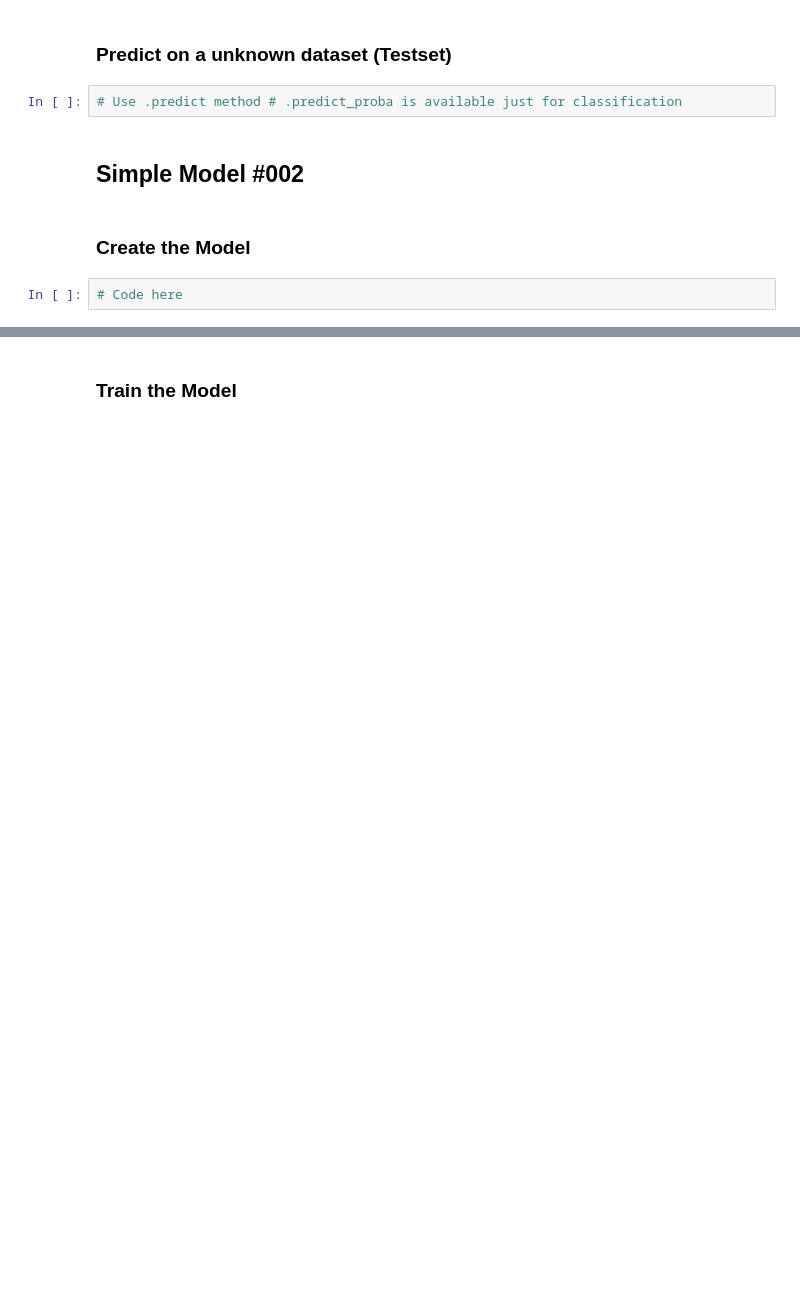
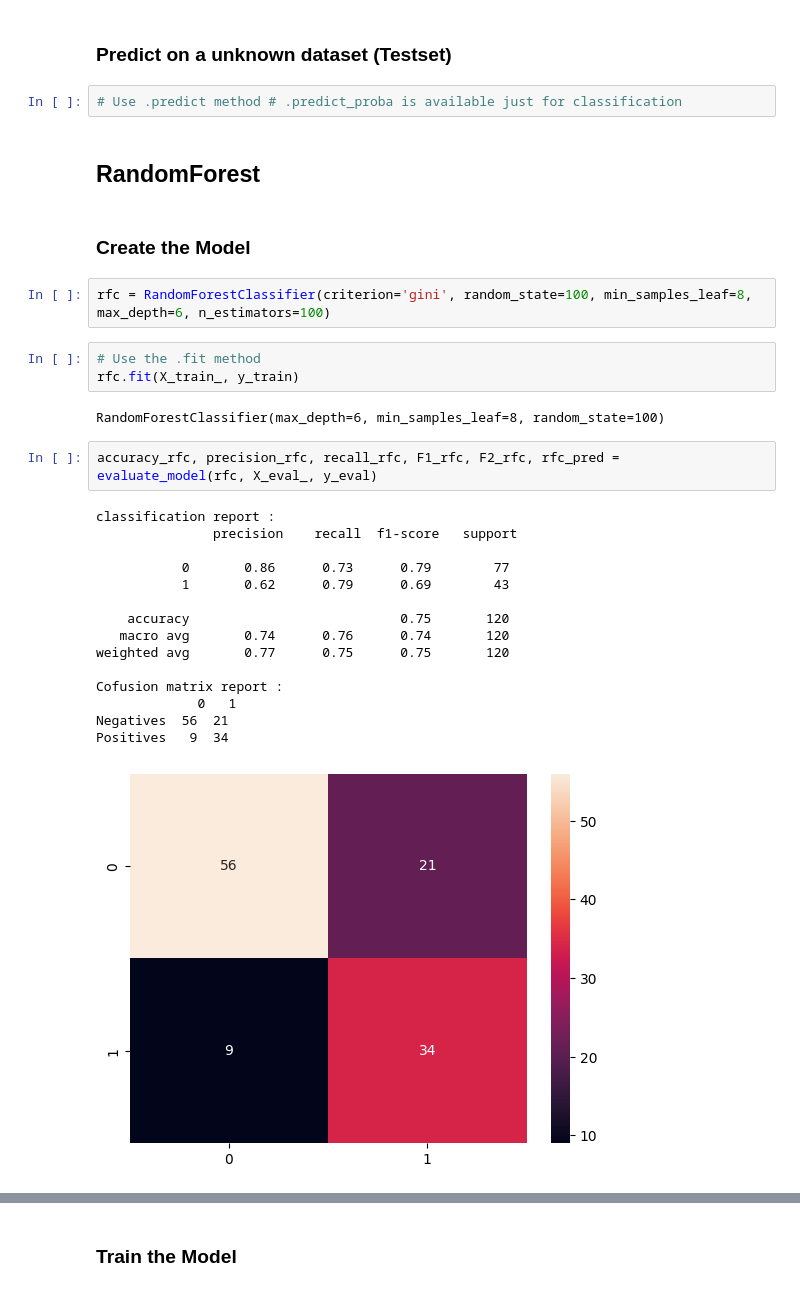
Before and after one commit to acheampongmaa/Sepsis-Prediction-Embedding-ML-into-a-Web-Application, a Jupyter notebook: dataset/Machine Learning Model.ipynb, the cells around one changed output, grey strips where cells are left out. Drawn from its saved outputs; the diff is of its cells as text; blank space fills up the shorter version.

```diff
--- a/dataset/Machine Learning Model.ipynb
+++ b/dataset/Machine Learning Model.ipynb
@@ -706,9 +810,32 @@ def evaluate_model(model, test, y_true):
 ### Predict on a unknown dataset (Testset)
 # %%
 # Use .predict method # .predict_proba is available just for classification
-# %% [markdown]
-## Simple Model #002
+# %% [markdown]
+## RandomForest
 # %% [markdown]
 ### Create the Model
-# %%
-# Code here
+# %%
+rfc = RandomForestClassifier(criterion='gini', random_state=100, min_samples_leaf=8, max_depth=6, n_estimators=100)
+# %%
+# Use the .fit method
+rfc.fit(X_train_, y_train)
+# %% [output]
+RandomForestClassifier(max_depth=6, min_samples_leaf=8, random_state=100)
+# %%
+accuracy_rfc, precision_rfc, recall_rfc, F1_rfc, F2_rfc, rfc_pred = evaluate_model(rfc, X_eval_, y_eval)
+# %% [output]
+classification report :
+               precision    recall  f1-score   support
+
+           0       0.86      0.73      0.79        77
+           1       0.62      0.79      0.69        43
+
+    accuracy                           0.75       120
+   macro avg       0.74      0.76      0.74       120
+weighted avg       0.77      0.75      0.75       120
+
+Cofusion matrix report :
+             0   1
+Negatives  56  21
+Positives   9  34
+[figure, added]
```
Also changed, not shown: parts of 55 cells of this notebook.
